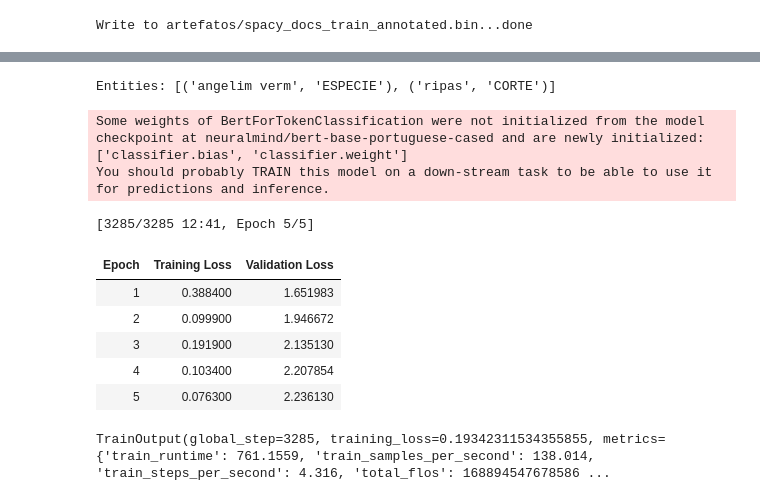
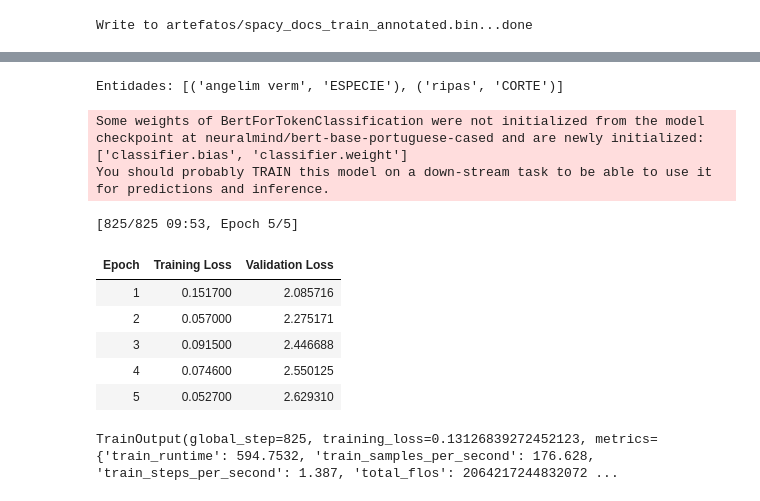
Before and after one commit to TalesVMAlves/Madeira-Fraca, a Jupyter notebook: weak_ner.ipynb, the cells around one changed output, grey strips where cells are left out. Saved outputs shown, nothing was run; the diff lists cells and outputs as text; code cells hidden in the pictures.

```diff
--- a/weak_ner.ipynb
+++ b/weak_ner.ipynb
@@ -35,5 +41,8 @@ Obs: Certifique-se de que a pasta/repositório do Github esteja acessível para
 # %%
 import pandas as pd
 
+pd.set_option('display.max_colwidth', 100)
+pd.set_option('display.max_rows', 100)
+
 df_val_test = pd.read_csv('dataset/labeledTokenClassification.csv')
 df_unlabeled = pd.read_csv('dataset/unlabeledMadeiraDescricao.csv')
@@ -366,0 +454,5 @@ DIMENSAO: ['2,5x30x200cm', '10x15cm', '2,5x30x200', '2.5 metro']
+# %%
+doc = nlp("madeira serrada massaranduba (manilkara huberi) 2.5 metro 2 vigas de 10x15cm e 3 tabuas de 2,5x30x200cm")
+text = doc.text
+
+labels = ["ESPECIE", "CORTE", "DIMENSAO"]
@@ -592,15 +943,13 @@ Ser capaz de generalizar, além do regex
 # %%
 from skweak.utils import docbin_reader
 
-# Load your unlabeled documents with weak annotations
 spacy_docs_train = list(docbin_reader("artefatos/spacy_docs_train_annotated.bin",
                                      spacy_model_name="pt_core_news_lg"))
 
-# Verify annotations
 doc = spacy_docs_train[0]
-print("Entities:", [(ent.text, ent.label_) for ent in doc.spans["hmm"]])
+print("Entidades:", [(ent.text, ent.label_) for ent in doc.spans["hmm"]])
 # %% [output]
-Entities: [('angelim verm', 'ESPECIE'), ('ripas', 'CORTE')]
+Entidades: [('angelim verm', 'ESPECIE'), ('ripas', 'CORTE')]
 # %%
 def convert_to_iob(docs, annotator_name="hmm"):
     """Convert skweak annotations to IOB format"""
@@ -757,8 +1104,9 @@ model = AutoModelForTokenClassification.from_pretrained(
 training_args = TrainingArguments(
     output_dir="./artefatos/bert-base-ner-true-labels",  # Directory to save model checkpoints and logs
     num_train_epochs=5,  # Number of training epochs
-    per_device_train_batch_size=32,  # Batch size for training
-    per_device_eval_batch_size=32,  # Batch size for evaluation
+    per_device_train_batch_size=128,  # Batch size for training
+    per_device_eval_batch_size=64,  # Batch size for evaluation
+    gradient_accumulation_steps=1,  # Accumulate gradients over multiple steps
     weight_decay=0.01,  # Weight decay for regularization
     seed=271828,  # Random seed for reproducibility
     bf16=True,  # Use bfloat16 precision for training (if supported by hardware)
@@ -766,39 +1114,38 @@ training_args = TrainingArguments(
     save_total_limit=1,  # Limit the total number of saved checkpoints
     logging_steps=1,  # Log training metrics every step
     eval_steps=1,  # Evaluate the model every step
     save_steps=1,  # Save the model every step
     metric_for_best_model="eval_loss",  # Metric to determine the best model
     greater_is_better=False,  # Higher metric value is better
     logging_strategy="steps",  # Log metrics at each step
     eval_strategy="epoch",  # Evaluate the model at the end of each epoch
     save_strategy="epoch",  # Save the model at the end of each epoch
     load_best_model_at_end=True,  # Load the best model at the end of training
     do_train=True,  # Perform training
     do_eval=True,  # Perform evaluation
-    gradient_accumulation_steps=1,  # Accumulate gradients over multiple steps
     push_to_hub=False,  # Do not push the model to the Hugging Face Hub
-    learning_rate=2e-6,  # Learning rate for the optimizer
+    learning_rate=1e-5,  # Learning rate for the optimizer
     overwrite_output_dir=True,  # Overwrite the output directory if it exists
 )
 
 trainer = Trainer(
     model=model,
     args=training_args,
     train_dataset=tokenized_dataset_train,
     eval_dataset=tokenized_dataset_val,
     tokenizer=tokenizer,
     data_collator=data_collator
 )
 
 trainer.train()
 # %% [output]
 Some weights of BertForTokenClassification were not initialized from the model checkpoint at neuralmind/bert-base-portuguese-cased and are newly initialized: ['classifier.bias', 'classifier.weight']
 You should probably TRAIN this model on a down-stream task to be able to use it for predictions and inference.
-[3285/3285 12:41, Epoch 5/5]
+[825/825 09:53, Epoch 5/5]
 | Epoch | Training Loss | Validation Loss |
-| 1 | 0.388400 | 1.651983 |
-| 2 | 0.099900 | 1.946672 |
-| 3 | 0.191900 | 2.135130 |
-| 4 | 0.103400 | 2.207854 |
-| 5 | 0.076300 | 2.236130 |
+| 1 | 0.151700 | 2.085716 |
+| 2 | 0.057000 | 2.275171 |
+| 3 | 0.091500 | 2.446688 |
+| 4 | 0.074600 | 2.550125 |
+| 5 | 0.052700 | 2.629310 |
-TrainOutput(global_step=3285, training_loss=0.19342311534355855, metrics={'train_runtime': 761.1559, 'train_samples_per_second': 138.014, 'train_steps_per_second': 4.316, 'total_flos': 168894547678586 ...
+TrainOutput(global_step=825, training_loss=0.13126839272452123, metrics={'train_runtime': 594.7532, 'train_samples_per_second': 176.628, 'train_steps_per_second': 1.387, 'total_flos': 2064217244832072 ...
```
Also changed, not shown: parts of 73 cells of this notebook, 3 other files.
